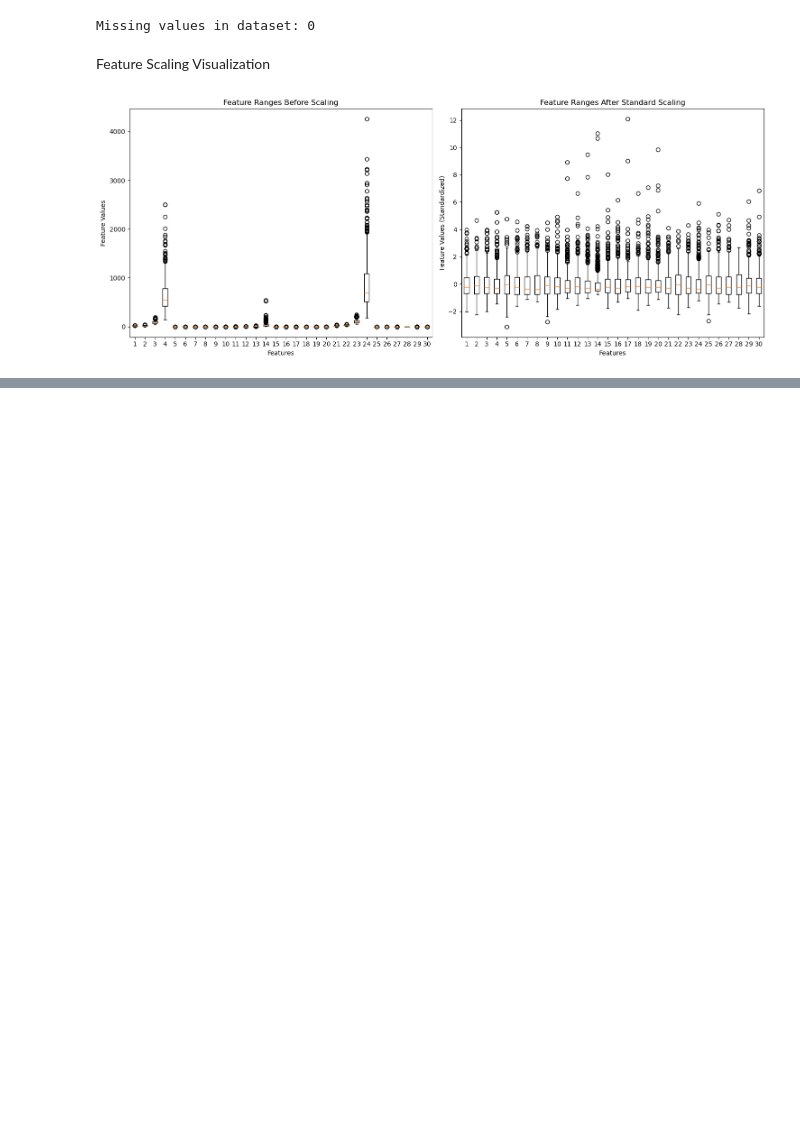
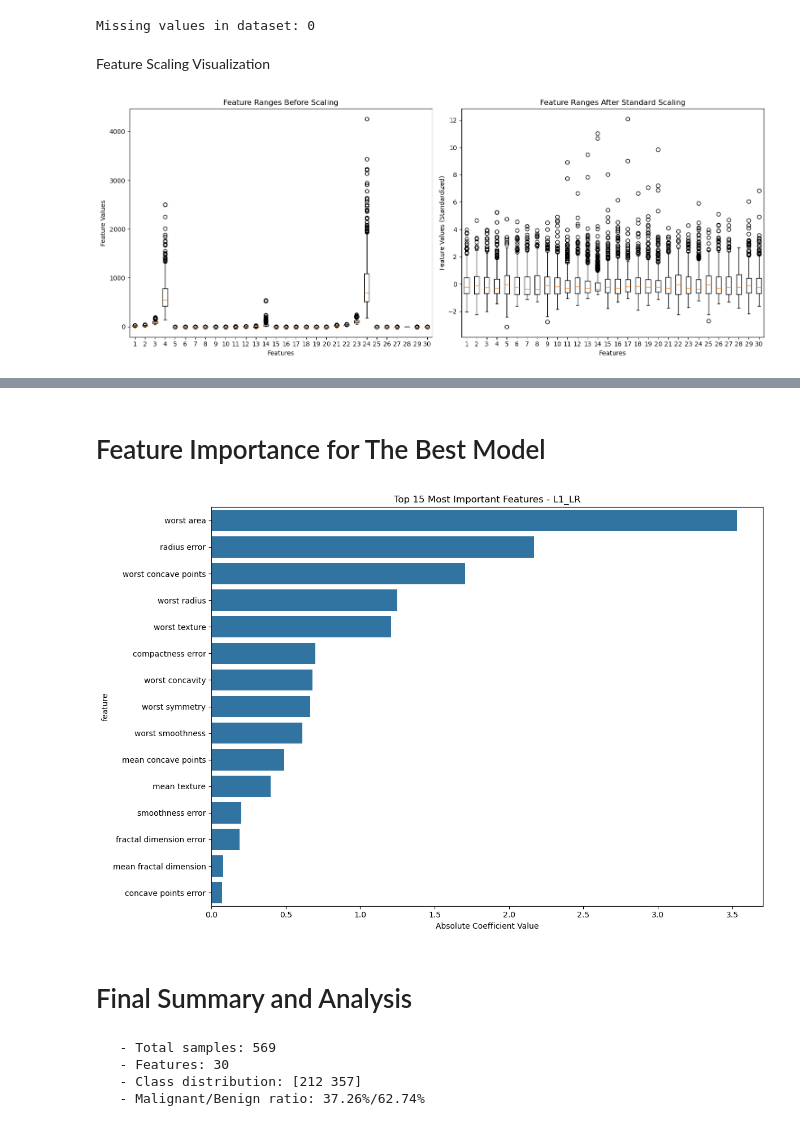
Before and after one commit to SobhanEyvazipoor/Homework-2, a Jupyter notebook: Exercise_1.ipynb, the cells around one changed output, grey strips where cells are left out. Drawn from its saved outputs; the diff is of its cells as text; code cells hidden in the pictures; blank space fills up the shorter version.

```diff
--- a/Exercise_1.ipynb
+++ b/Exercise_1.ipynb
@@ -157,0 +294,9 @@ plt.show()
+# %%
+summary_df = pd.DataFrame({
+    'Model': [results[name]['model_name'] for name in results],
+    'Accuracy': [results[name]['accuracy'] for name in results],
+    'F1-Score': [results[name]['f1_score'] for name in results],
+    'ROC-AUC': [results[name]['roc_auc'] for name in results]
+}).round(4)
+
+print(summary_df.to_string(index=False))
@@ -157,0 +413,5 @@ plt.show()
+# %%
+best_model = models[best_model_name]
+y_pred_best = best_model.predict(X_test)
+print(classification_report(y_test, y_pred_best,
+                          target_names=['Malignant', 'Benign']))
@@ -157,0 +427,34 @@ plt.show()
+# %% [markdown]
+# Feature Importance for The Best Model
+# %%
+if hasattr(best_model.named_steps.get('lr', best_model), 'coef_'):
+    if hasattr(best_model, 'named_steps'):
+        coefficients = best_model.named_steps['lr'].coef_[0]
+    else:
+        coefficients = best_model.coef_[0]
+
+    feature_importance = pd.DataFrame({
+        'feature': feature_names,
+        'importance': abs(coefficients)
+    }).sort_values('importance', ascending=False)
+
+    plt.figure(figsize=(12, 8))
+    sns.barplot(data=feature_importance.head(15), x='importance', y='feature')
+    plt.title(f'Top 15 Most Important Features - {best_model_name}')
+    plt.xlabel('Absolute Coefficient Value')
+    plt.tight_layout()
+    plt.show()
+# %% [output]
+[figure, added]
+# %% [markdown]
+# Final Summary and Analysis
+# %%
+print(f"   - Total samples: {X.shape[0]}")
+print(f"   - Features: {X.shape[1]}")
+print(f"   - Class distribution: {np.bincount(y)}")
+print(f"   - Malignant/Benign ratio: {np.sum(y==0)/len(y):.2%}/{np.sum(y==1)/len(y):.2%}")
+# %% [output]
+   - Total samples: 569
+   - Features: 30
+   - Class distribution: [212 357]
+   - Malignant/Benign ratio: 37.26%/62.74%
```
Also changed, not shown: parts of 35 cells of this notebook.
